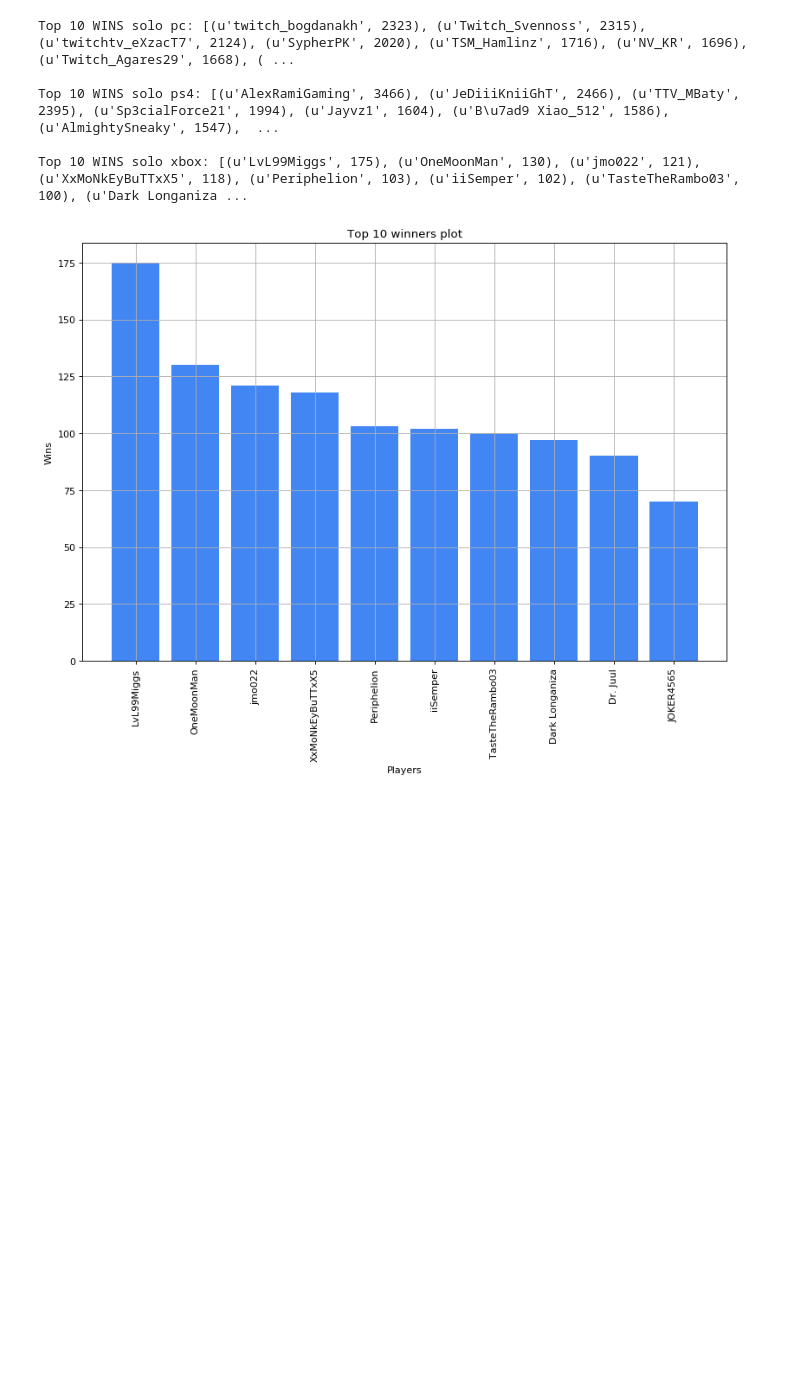
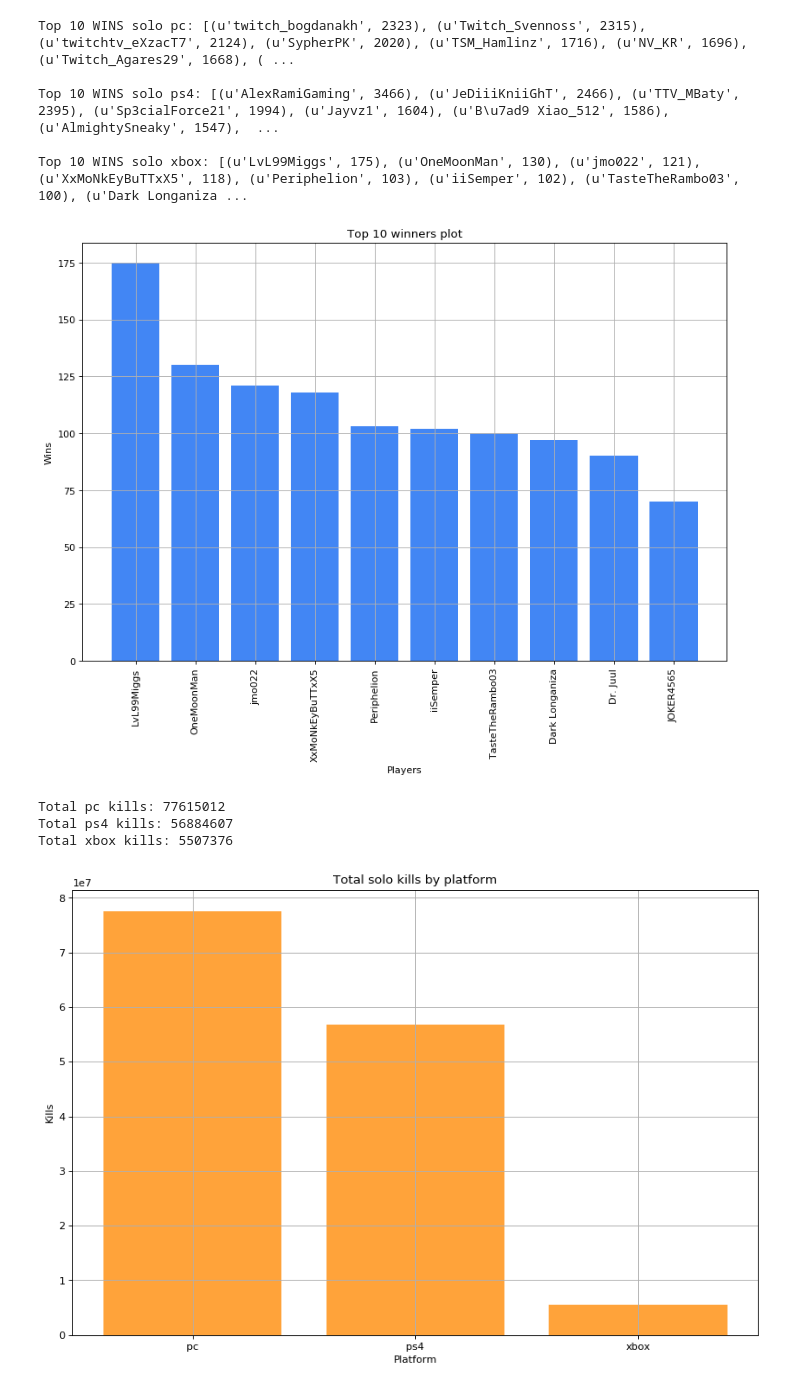
Before and after one commit to gerard87/SIPD-FinalProject, a Jupyter notebook: FinalProject.ipynb, the cells around one changed output. Saved outputs shown, nothing was run; the diff lists cells and outputs as text; code cells hidden in the pictures; blank space fills up the shorter version.

Commit message:
Total solo kills by platform plot

```diff
--- a/FinalProject.ipynb
+++ b/FinalProject.ipynb
@@ -106,22 +106,49 @@ Top 10 WINS solo xbox: [(u'LvL99Miggs', 175), (u'OneMoonMan', 130), (u'jmo022',
 # %%
 import matplotlib.pyplot as plt
 
 # Top 10 winners plot
 
 players = sc.parallelize(top_wins.takeOrdered(10,key=lambda t: -t[1])) \
                         .map(lambda l: l[0]).collect()
 wins = sc.parallelize(top_wins.takeOrdered(10,key=lambda t: -t[1])) \
                         .map(lambda l: l[1]).collect()
 
 plt.figure(figsize=(12,8), dpi=80, facecolor='white', edgecolor='k')
-plt.bar(players, wins, 0.8, color='#4286f4', label='Men means')
+plt.bar(players, wins, 0.8, color='#4286f4', label='wins')
 
 plt.xlabel('Players')
 plt.ylabel('Wins')
 plt.grid()
 plt.title('Top 10 winners plot')
 plt.xticks(players, players, rotation='vertical')
 
 plt.show()
+
+
+# Total solo kills by platform
+platforms = ["pc", "ps4", "xbox"]
+kills = []
+
+for platform in platforms:
+    total_kills = players_by_platform["solo"][platform] \
+                        .map(lambda x: x[1][1]) \
+                        .reduce(lambda a, b: a + b)
+    kills.append(total_kills)
+
+    print("Total {} kills: ".format(platform)+format(total_kills))
+
+plt.figure(figsize=(12,8), dpi=80, facecolor='white', edgecolor='k')
+plt.bar(platforms, kills, 0.8, color='#ffa33a', label='kills')
+
+plt.xlabel('Platform')
+plt.ylabel('Kills')
+plt.grid()
+plt.title('Total solo kills by platform')
+
+plt.show()
 # %% [output]
 [figure]
+Total pc kills: 77615012
+Total ps4 kills: 56884607
+Total xbox kills: 5507376
+[figure, added]
```
